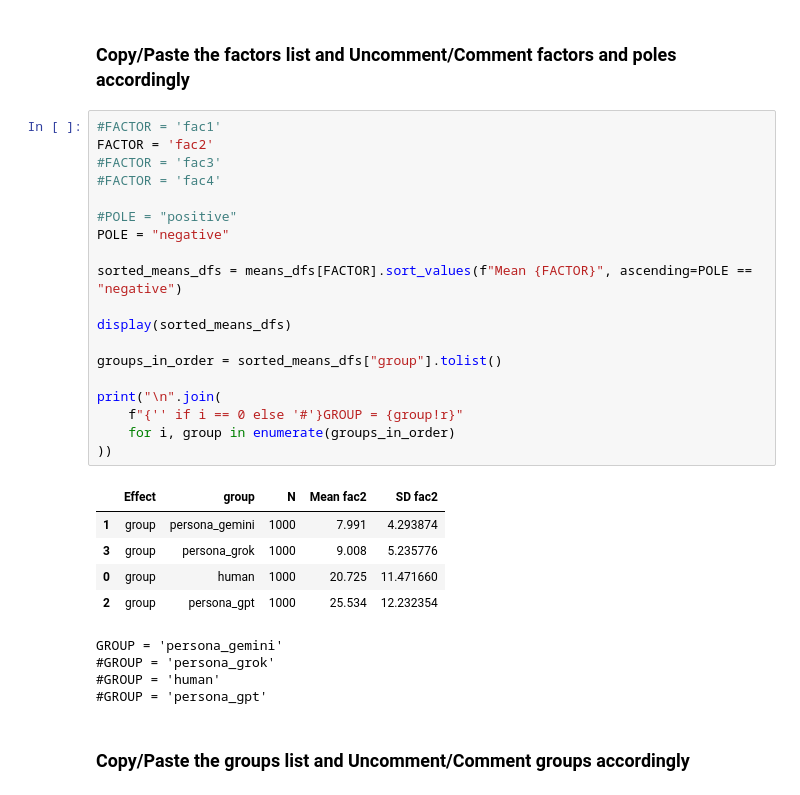
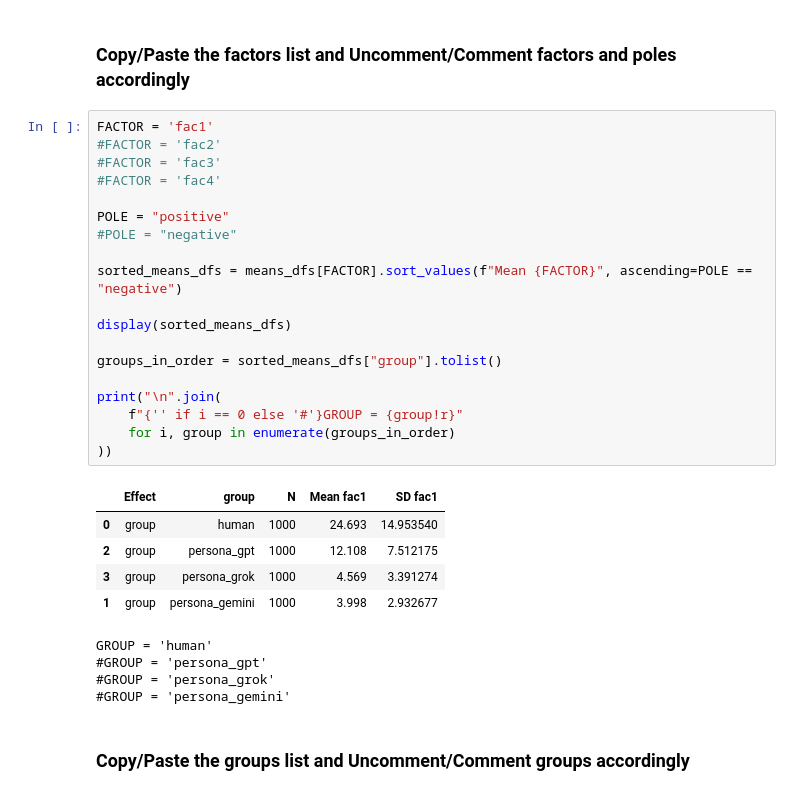
Before and after one commit to laelgelc/cl_st2_arianne, a Jupyter notebook: cl_st2_ph2_arianne/examples_simulation.ipynb, the cells around one changed output. Saved outputs shown, nothing was run; the diff lists cells and outputs as text.

```diff
--- a/cl_st2_ph2_arianne/examples_simulation.ipynb
+++ b/cl_st2_ph2_arianne/examples_simulation.ipynb
@@ -155,34 +155,34 @@ FACTOR = 'fac1'
 # %% [markdown]
 ### Copy/Paste the factors list and Uncomment/Comment factors and poles accordingly
 # %%
-#FACTOR = 'fac1'
-FACTOR = 'fac2'
+FACTOR = 'fac1'
+#FACTOR = 'fac2'
 #FACTOR = 'fac3'
 #FACTOR = 'fac4'
 
-#POLE = "positive"
-POLE = "negative"
+POLE = "positive"
+#POLE = "negative"
 
 sorted_means_dfs = means_dfs[FACTOR].sort_values(f"Mean {FACTOR}", ascending=POLE == "negative")
 
 display(sorted_means_dfs)
 
 groups_in_order = sorted_means_dfs["group"].tolist()
 
 print("\n".join(
     f"{'' if i == 0 else '#'}GROUP = {group!r}"
     for i, group in enumerate(groups_in_order)
 ))
 # %% [output]
-|  | Effect | group | N | Mean fac2 | SD fac2 |
-| 1 | group | persona_gemini | 1000 | 7.991 | 4.293874 |
-| 3 | group | persona_grok | 1000 | 9.008 | 5.235776 |
-| 0 | group | human | 1000 | 20.725 | 11.471660 |
-| 2 | group | persona_gpt | 1000 | 25.534 | 12.232354 |
+|  | Effect | group | N | Mean fac1 | SD fac1 |
+| 0 | group | human | 1000 | 24.693 | 14.953540 |
+| 2 | group | persona_gpt | 1000 | 12.108 | 7.512175 |
+| 3 | group | persona_grok | 1000 | 4.569 | 3.391274 |
+| 1 | group | persona_gemini | 1000 | 3.998 | 2.932677 |
-GROUP = 'persona_gemini'
+GROUP = 'human'
+#GROUP = 'persona_gpt'
 #GROUP = 'persona_grok'
-#GROUP = 'human'
-#GROUP = 'persona_gpt'
+#GROUP = 'persona_gemini'
 # %% [markdown]
 ### Copy/Paste the groups list and Uncomment/Comment groups accordingly
 # %% [markdown]
```
Also changed, not shown: parts of 1 cell of this notebook, 2 other files.
